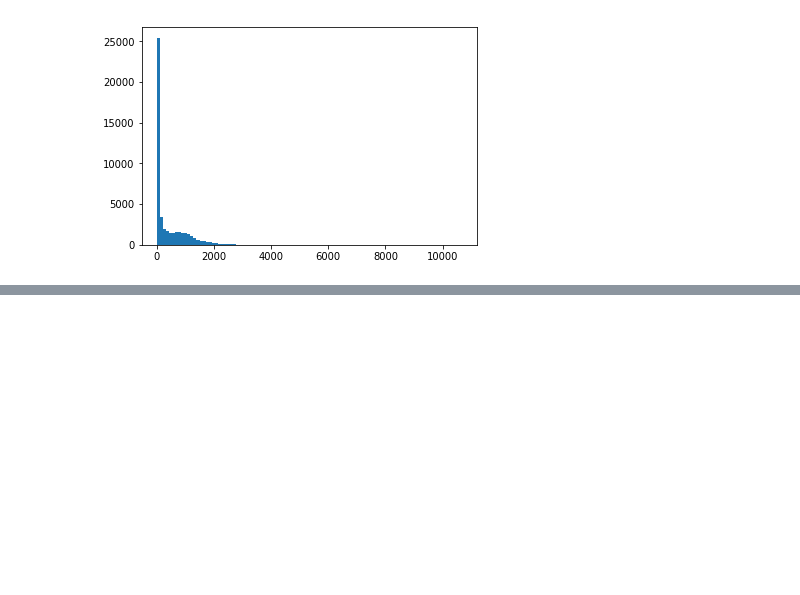
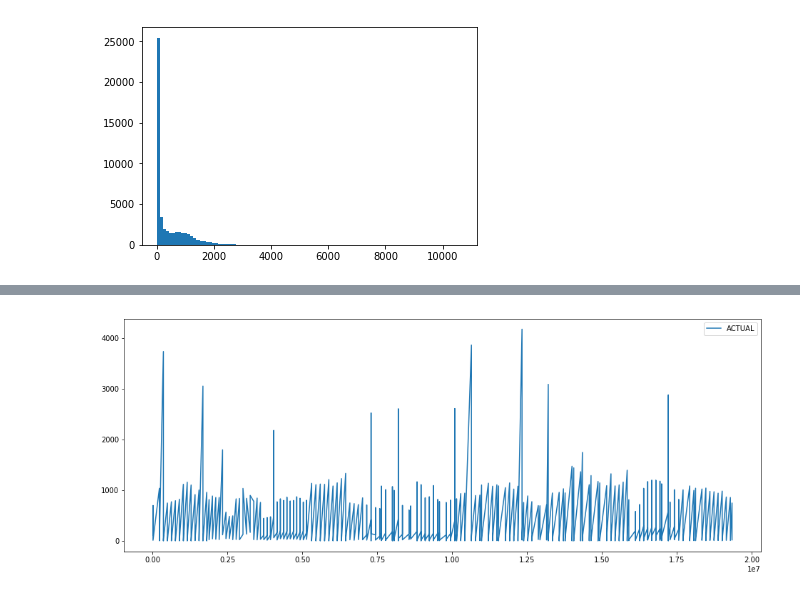
Before and after one commit to antonlagunov1623/ITechArt_lab, a Jupyter notebook: task1.ipynb, the cells around one changed output, grey strips where cells are left out. Saved outputs shown, nothing was run; the diff lists cells and outputs as text; code cells hidden in the pictures; blank space fills up the shorter version.

```diff
--- a/task1.ipynb
+++ b/task1.ipynb
@@ -345,0 +361,2 @@ Name: PLN_LABEL, Length: 102, dtype: int64
+# %%
+first_item['WEEK'] = first_item['WEEK'].apply(lambda x: str(x))
@@ -345,0 +369,5 @@ Name: PLN_LABEL, Length: 102, dtype: int64
+# %%
+def week_correct(x):
+    return x[:10]
+# %%
+first_item['WEEK'] = first_item['WEEK'].apply(lambda x: week_correct(x))
@@ -345,0 +380,2 @@ Name: PLN_LABEL, Length: 102, dtype: int64
+# %%
+first_item.set_index('WEEK')
@@ -345,0 +402,4 @@ Name: PLN_LABEL, Length: 102, dtype: int64
+# %%
+first_item.plot(figsize=(16,6));
+# %% [output]
+[figure, added]
```
Also changed, not shown: parts of 23 cells of this notebook.
